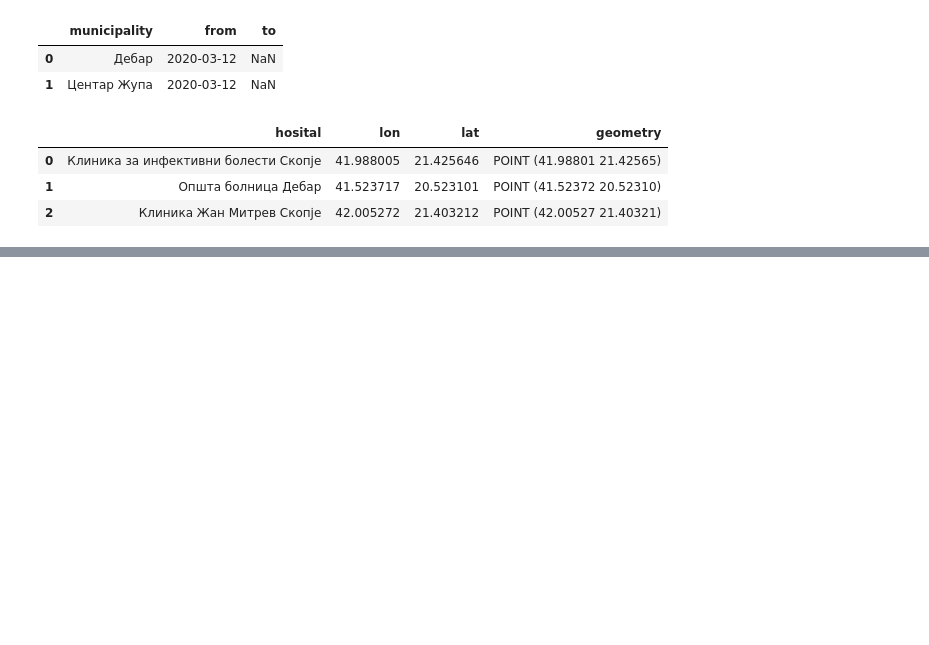
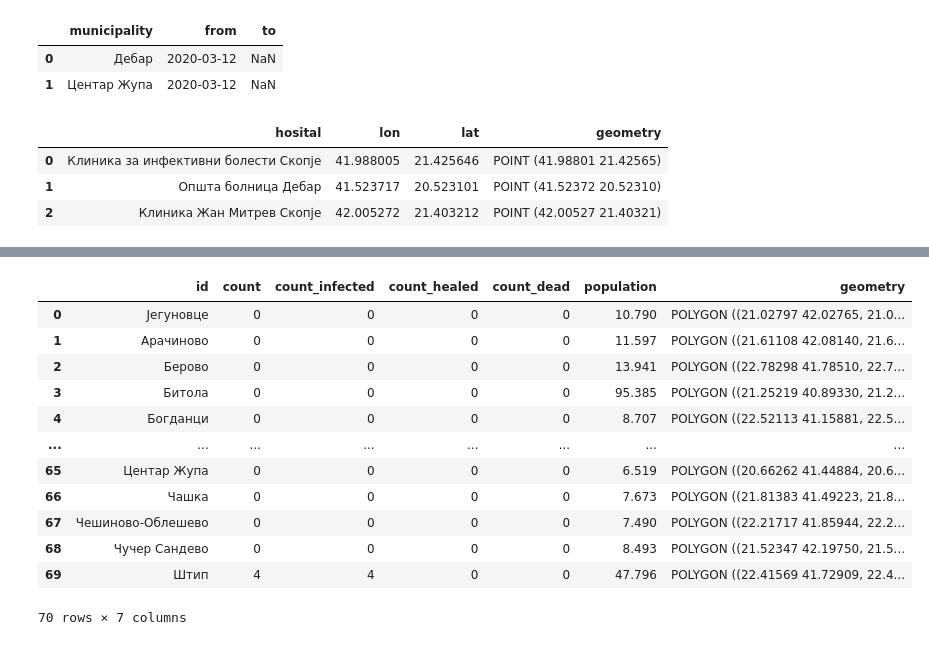
Before and after one commit to VikiPeeva/coronavirus-macedonia-tryouts, a Jupyter notebook: update_datasets/upload_excel_data.ipynb, the cells around one changed output, grey strips where cells are left out. Saved outputs shown, nothing was run; the diff lists cells and outputs as text; code cells hidden in the pictures; blank space fills up the shorter version.

```diff
--- a/update_datasets/upload_excel_data.ipynb
+++ b/update_datasets/upload_excel_data.ipynb
@@ -93,0 +165,16 @@ hospitals_geojson
+# %%
+geopandas.read_file('https://raw.githubusercontent.com/klupp/opendata/master/mk/covid19/maps/mk_municipalities_covid.geojson', driver='GeoJSON')
+# %% [output]
+|  | id | count | count_infected | count_healed | count_dead | population | geometry |
+| 0 | Јегуновце | 0 | 0 | 0 | 0 | 10.790 | POLYGON ((21.02797 42.02765, 21.0... |
+| 1 | Арачиново | 0 | 0 | 0 | 0 | 11.597 | POLYGON ((21.61108 42.08140, 21.6... |
+| 2 | Берово | 0 | 0 | 0 | 0 | 13.941 | POLYGON ((22.78298 41.78510, 22.7... |
+| 3 | Битола | 0 | 0 | 0 | 0 | 95.385 | POLYGON ((21.25219 40.89330, 21.2... |
+| 4 | Богданци | 0 | 0 | 0 | 0 | 8.707 | POLYGON ((22.52113 41.15881, 22.5... |
+| ... | ... | ... | ... | ... | ... | ... | ... |
+| 65 | Центар Жупа | 0 | 0 | 0 | 0 | 6.519 | POLYGON ((20.66262 41.44884, 20.6... |
+| 66 | Чашка | 0 | 0 | 0 | 0 | 7.673 | POLYGON ((21.81383 41.49223, 21.8... |
+| 67 | Чешиново-Облешево | 0 | 0 | 0 | 0 | 7.490 | POLYGON ((22.21717 41.85944, 22.2... |
+| 68 | Чучер Сандево | 0 | 0 | 0 | 0 | 8.493 | POLYGON ((21.52347 42.19750, 21.5... |
+| 69 | Штип | 4 | 4 | 0 | 0 | 47.796 | POLYGON ((22.41569 41.72909, 22.4... |
+70 rows × 7 columns
```
Also changed, not shown: parts of 2 cells of this notebook, 8 other files.
